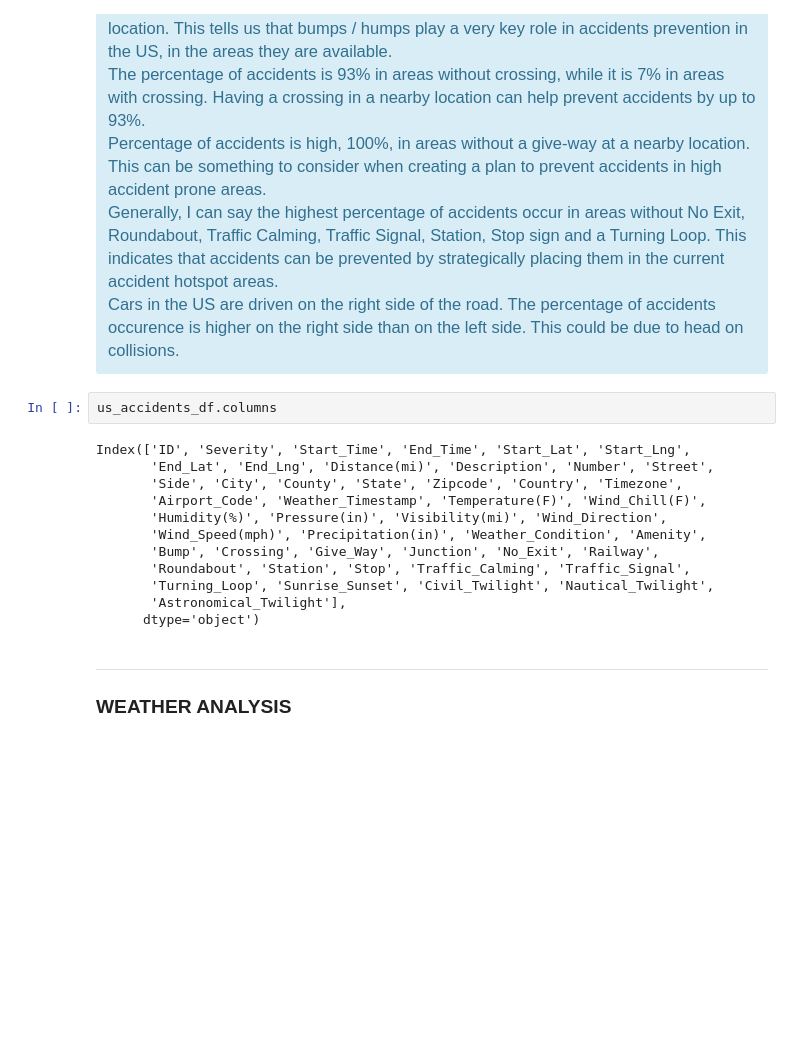
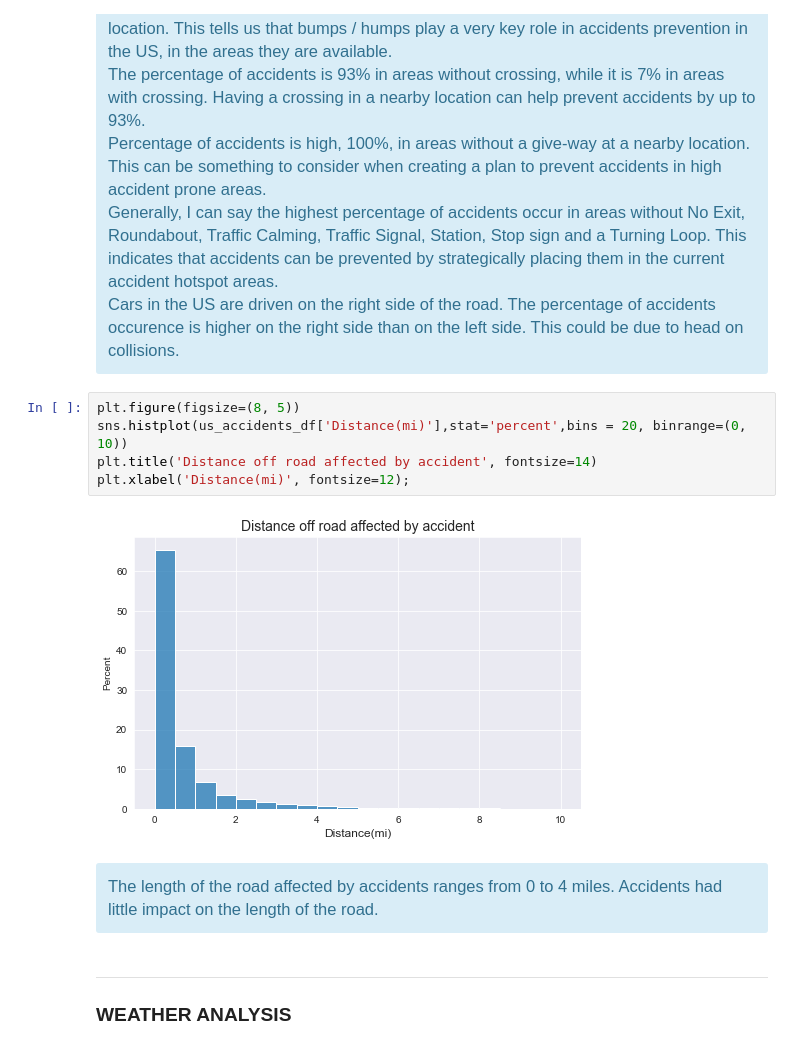
Before and after one commit to ronaldonyango/us-accidents-eda, a Jupyter notebook: US_AccidentsV2.0.ipynb, the cells around one changed output. Drawn from its saved outputs; the diff is of its cells as text; blank space fills up the shorter version.

```diff
--- a/US_AccidentsV2.0.ipynb
+++ b/US_AccidentsV2.0.ipynb
@@ -761,20 +788,17 @@ The percentage of accidents is 93% in areas without crossing, while it is 7% in
 Percentage of accidents is high, 100%, in areas without a give-way at a nearby location. This can be something to consider when creating a plan to prevent accidents in high accident prone areas. <br>
 Generally, I can say the highest percentage of accidents occur in areas without No Exit, Roundabout, Traffic Calming, Traffic Signal, Station, Stop sign and a Turning Loop. This indicates that accidents can be prevented by strategically placing them in the current accident hotspot areas. <br>
 Cars in the US are driven on the right side of the road. The percentage of accidents occurence is higher on the right side than on the left side. This could be due to head on collisions. <br>
-# %%
-us_accidents_df.columns
-# %% [output]
-Index(['ID', 'Severity', 'Start_Time', 'End_Time', 'Start_Lat', 'Start_Lng',
-       'End_Lat', 'End_Lng', 'Distance(mi)', 'Description', 'Number', 'Street',
-       'Side', 'City', 'County', 'State', 'Zipcode', 'Country', 'Timezone',
-       'Airport_Code', 'Weather_Timestamp', 'Temperature(F)', 'Wind_Chill(F)',
-       'Humidity(%)', 'Pressure(in)', 'Visibility(mi)', 'Wind_Direction',
-       'Wind_Speed(mph)', 'Precipitation(in)', 'Weather_Condition', 'Amenity',
-       'Bump', 'Crossing', 'Give_Way', 'Junction', 'No_Exit', 'Railway',
-       'Roundabout', 'Station', 'Stop', 'Traffic_Calming', 'Traffic_Signal',
-       'Turning_Loop', 'Sunrise_Sunset', 'Civil_Twilight', 'Nautical_Twilight',
-       'Astronomical_Twilight'],
-      dtype='object')
+# %%
+plt.figure(figsize=(8, 5))
+sns.histplot(us_accidents_df['Distance(mi)'],stat='percent',bins = 20, binrange=(0, 10))
+plt.title('Distance off road affected by accident', fontsize=14)
+plt.xlabel('Distance(mi)', fontsize=12);
+# %% [output]
+[figure, added]
+# %% [markdown]
+<div class="alert-block alert-info alert">
+<span style='font-family:Times New Roman; font-size:1.1em;'>
+The length of the road affected by accidents ranges from 0 to 4 miles. Accidents had little impact on the length of the road.
 # %% [markdown]
 <a id='weather'></a>
 ***
```
Also changed, not shown: parts of 34 cells of this notebook.
